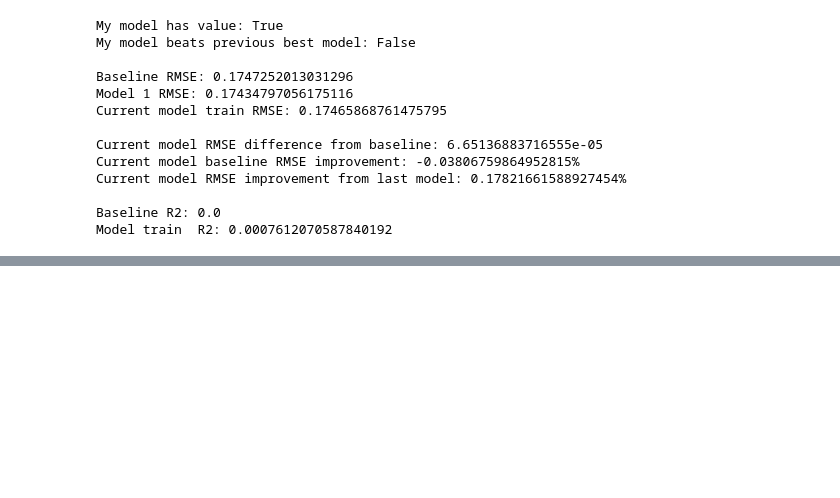
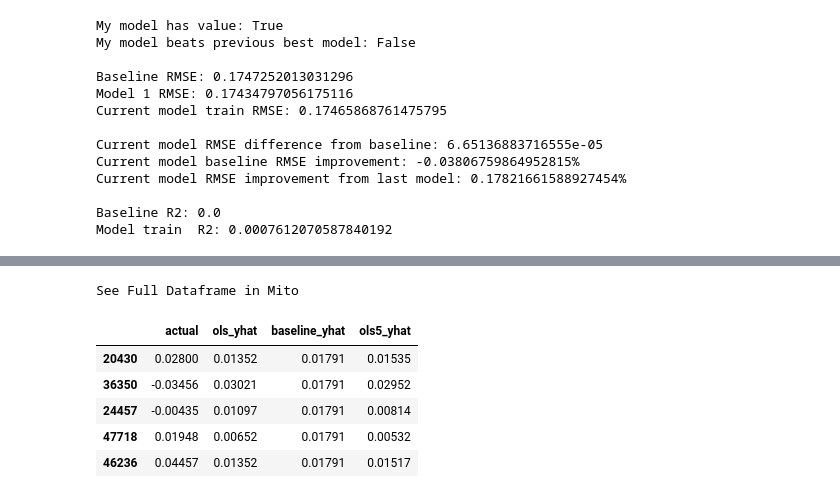
Before and after one commit to Zillow-Project-JG-DN/clustering-project-jgdn, a Jupyter notebook: jg_model.ipynb, the cells around one changed output, grey strips where cells are left out. Saved outputs shown, nothing was run; the diff lists cells and outputs as text; code cells hidden in the pictures; blank space fills up the shorter version.

Commit message:
Update models

```diff
--- a/jg_model.ipynb
+++ b/jg_model.ipynb
@@ -197,13 +241,11 @@ See Full Dataframe in Mito
 | 47718 | 47718 | 11236044 | 2.00000 | 3.00000 | 1244.00000 | 6037.00000 | 34.54453 | -118.07068 | ... |
 | 46236 | 46236 | 11317435 | 3.00000 | 4.00000 | 2200.00000 | 6037.00000 | 34.68003 | -118.24310 | ... |
 # %%
-
-#validate_eval['ols_yhat'] = ols_model1.predict(X_validate)
+validate_eval['ols_yhat'] = ols_model1.predict(X_validate)
 # %% [markdown]
 Calculate Baseline RMSE
 # %%
-
 # Calculate and Add Residuals Column for Plotting
 ols_eval['residuals'] = ols_eval.ols_yhat - ols_eval.actual
-#validate_eval['residuals'] = validate_eval.ols_yhat - validate_eval.actual
+validate_eval['residuals'] = validate_eval.ols_yhat - validate_eval.actual
 # %%
@@ -483,0 +560,2 @@ Model train  R2: 0.0007612070587840192
+# %%
+validate_eval['ols5_yhat']=ols5_validate_yhat
@@ -483,0 +582,10 @@ Model train  R2: 0.0007612070587840192
+# %%
+validate_eval.head()
+# %% [output]
+See Full Dataframe in Mito
+|  | actual | ols_yhat | baseline_yhat | ols5_yhat |
+| 20430 | 0.02800 | 0.01352 | 0.01791 | 0.01535 |
+| 36350 | -0.03456 | 0.03021 | 0.01791 | 0.02952 |
+| 24457 | -0.00435 | 0.01097 | 0.01791 | 0.00814 |
+| 47718 | 0.01948 | 0.00652 | 0.01791 | 0.00532 |
+| 46236 | 0.04457 | 0.01352 | 0.01791 | 0.01517 |
```
Also changed, not shown: parts of 20 cells of this notebook.
